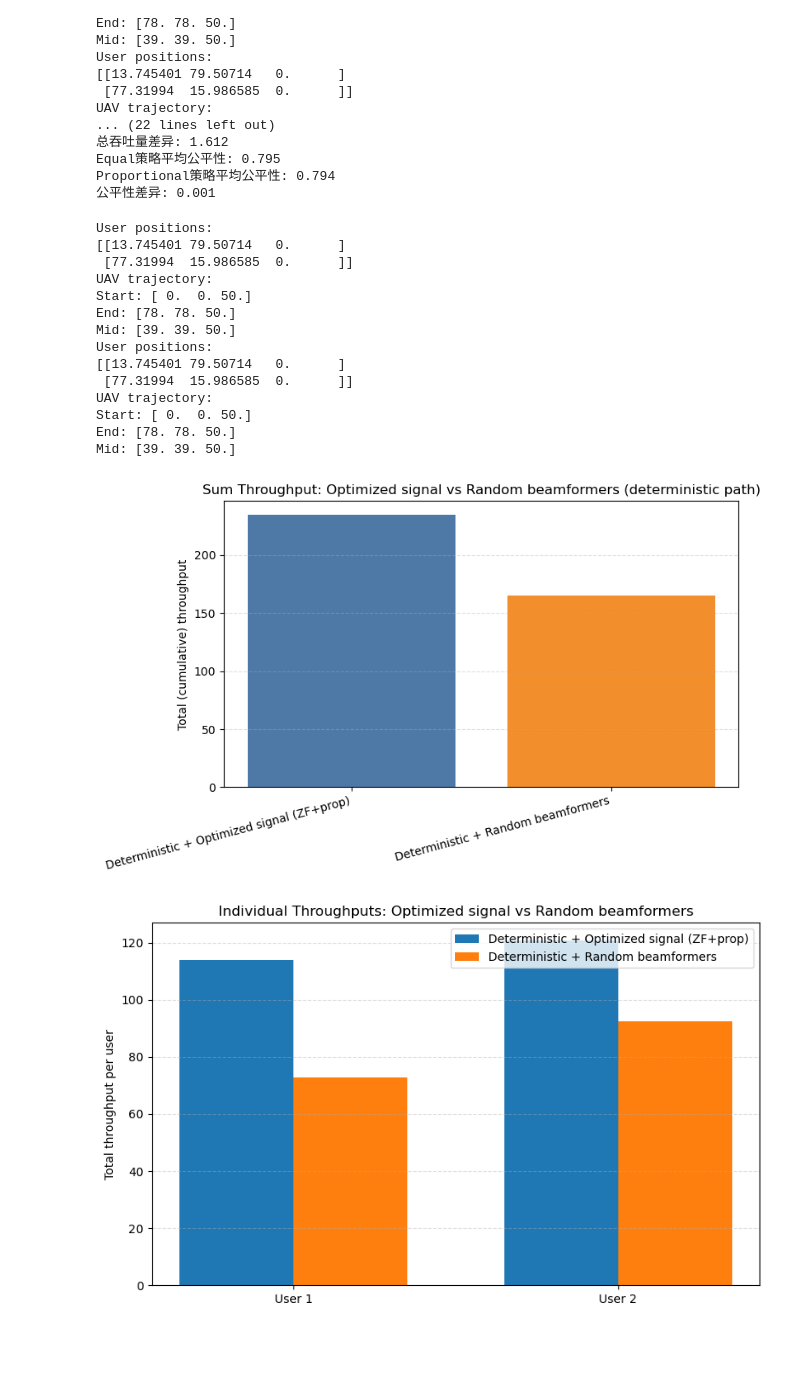
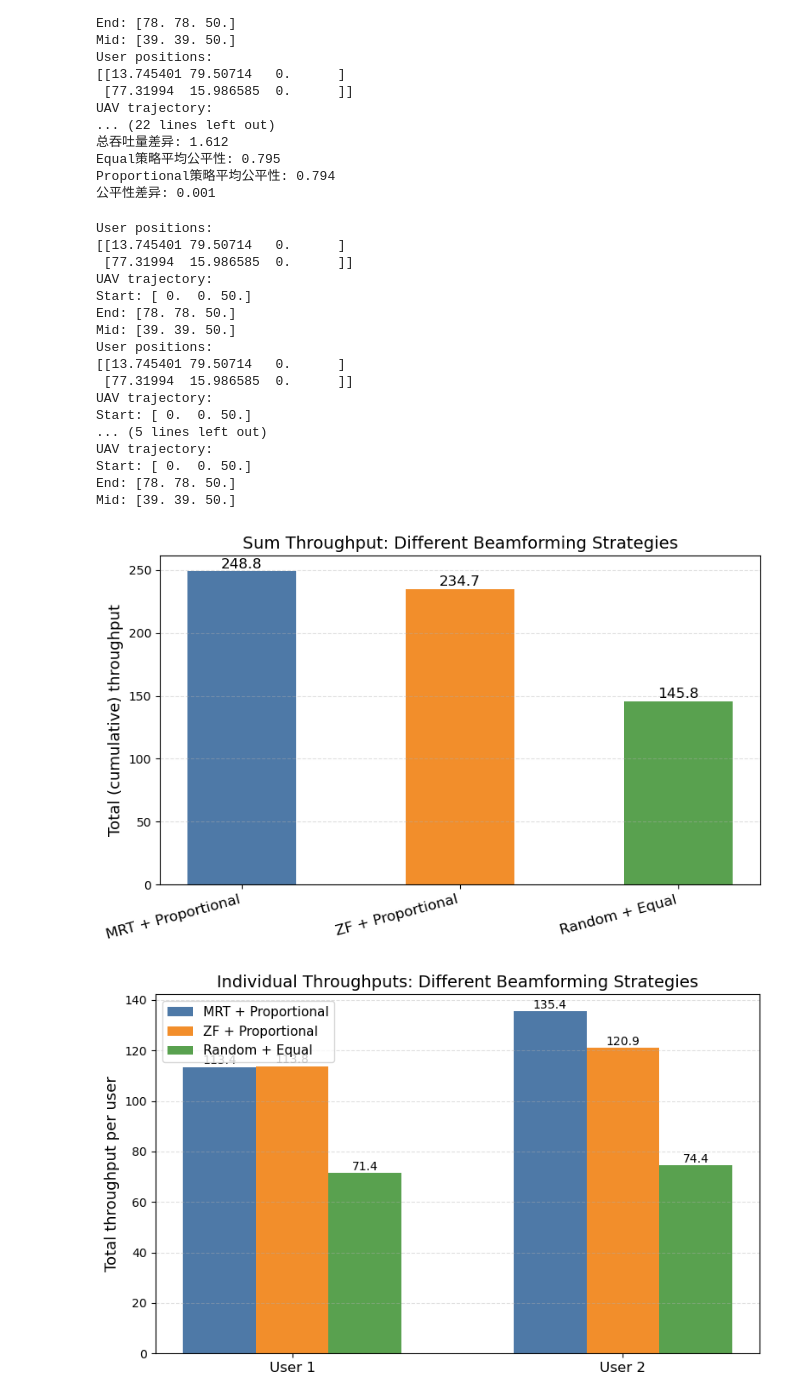
Before and after one commit to yuri-yu87/reinforcing_learning, a Jupyter notebook: Task_Plots/Plot_3_4_Baseline_Throughput.ipynb, the cells around one changed output. Saved outputs shown, nothing was run; the diff lists cells and outputs as text; code cells hidden in the pictures; blank space fills up the shorter version.

```diff
--- a/Task_Plots/Plot_3_4_Baseline_Throughput.ipynb
+++ b/Task_Plots/Plot_3_4_Baseline_Throughput.ipynb
@@ -248,65 +248,91 @@ def run_and_summarize(env, beamforming_method, power_strategy, label):
 
 results = []
 
-# Benchmark 1: deterministic path + optimized transmit signal (use ZF + proportional)
-res_opt_sig = run_and_summarize(env, beamforming_method='zf', power_strategy='proportional',
-                                label='Deterministic + Optimized signal (ZF+prop)')
-results.append(res_opt_sig)
+# 重新整理画图部分，增加颜色区分、数值标注、风格美化
 
-# Benchmark 2: deterministic path + randomized transmit beamformers (random + equal)
-res_rand_bf = run_and_summarize(env, beamforming_method='random', power_strategy='equal',
-                                label='Deterministic + Random beamformers')
-results.append(res_rand_bf)
+# 重新运行三种策略
+results = []
 
-# Sum throughput bar plot
+res_mrt_prop = run_and_summarize(env, beamforming_method='mrt', power_strategy='proportional',
+                                 label='MRT + Proportional')
+results.append(res_mrt_prop)
+
+res_zf_prop = run_and_summarize(env, beamforming_method='zf', power_strategy='proportional',
+                                label='ZF + Proportional')
+results.append(res_zf_prop)
+
+res_rand_eq = run_and_summarize(env, beamforming_method='random', power_strategy='equal',
+                                label='Random + Equal')
+results.append(res_rand_eq)
+
+# 颜色设置
+bar_colors = ['#4e79a7', '#f28e2b', '#59a14f']
+
+# 总吞吐量柱状图
 plt.figure(figsize=(8,5))
 labels = [r['label'] for r in results]
 values = [r['total_sum'] for r in results]
-plt.bar(range(len(values)), values, color=['#4e79a7', '#f28e2b'])
-plt.xticks(range(len(values)), labels, rotation=15, ha='right')
-plt.ylabel('Total (cumulative) throughput')
-plt.title('Sum Throughput: Optimized signal vs Random beamformers (deterministic path)')
+bars = plt.bar(range(len(values)), values, color=bar_colors[:len(values)], width=0.5)
+
+# 在柱子上标注数值
+for bar in bars:
+    height = bar.get_height()
+    plt.text(bar.get_x() + bar.get_width()/2, height + 0.5, f"{height:.1f}",
+             ha='center', va='bottom', fontsize=12)
+
+plt.xticks(range(len(values)), labels, rotation=15, ha='right', fontsize=12)
+plt.ylabel('Total (cumulative) throughput', fontsize=13)
+plt.title('Sum Throughput: Different Beamforming Strategies', fontsize=14)
 plt.grid(axis='y', linestyle='--', alpha=0.4)
 plt.tight_layout()
 plt.show()
 
-# Individual throughput grouped bar plot
+# 各用户吞吐量分组柱状图
 K = max((r['K'] for r in results), default=0)
 if K > 0:
     x = np.arange(K)
-    width = 0.35
+    width = 0.22
     plt.figure(figsize=(8,5))
     for idx, r in enumerate(results):
         vals = r['indiv_totals']
         # pad if some runs had fewer users reported
         if len(vals) < K:
             tmp = np.zeros(K)
             tmp[:len(vals)] = vals
             vals = tmp
-        plt.bar(x + (idx - (len(results)-1)/2)*width, vals, width=width, label=r['label'])
-    plt.xticks(x, [f'User {i+1}' for i in range(K)])
-    plt.ylabel('Total throughput per user')
-    plt.title('Individual Throughputs: Optimized signal vs Random beamformers')
+        bars = plt.bar(x + (idx - (len(results)-1)/2)*width, vals, width=width,
+                       label=r['label'], color=bar_colors[idx % len(bar_colors)])
+        # 在柱子上标注数值
+        for bar in bars:
+            height = bar.get_height()
+            plt.text(bar.get_x() + bar.get_width()/2, height + 0.2, f"{height:.1f}",
+                     ha='center', va='bottom', fontsize=10)
+    plt.xticks(x, [f'User {i+1}' for i in range(K)], fontsize=12)
+    plt.ylabel('Total throughput per user', fontsize=13)
+    plt.title('Individual Throughputs: Different Beamforming Strategies', fontsize=14)
     plt.grid(axis='y', linestyle='--', alpha=0.4)
-    plt.legend()
+    plt.legend(fontsize=11)
     plt.tight_layout()
     plt.show()
 else:
     print('No individual throughput available to plot.')
 # %% [output]
 User positions:
 [[13.745401 79.50714   0.      ]
  [77.31994  15.986585  0.      ]]
 UAV trajectory:
 Start: [ 0.  0. 50.]
 End: [78. 78. 50.]
 Mid: [39. 39. 50.]
 User positions:
 [[13.745401 79.50714   0.      ]
  [77.31994  15.986585  0.      ]]
 UAV trajectory:
 Start: [ 0.  0. 50.]
+... (5 lines left out)
+UAV trajectory:
+Start: [ 0.  0. 50.]
 End: [78. 78. 50.]
 Mid: [39. 39. 50.]
-[figure, old version]
+[figure, new version]
-[figure, old version]
+[figure, new version]
```
Also changed, not shown: 12 other files.
